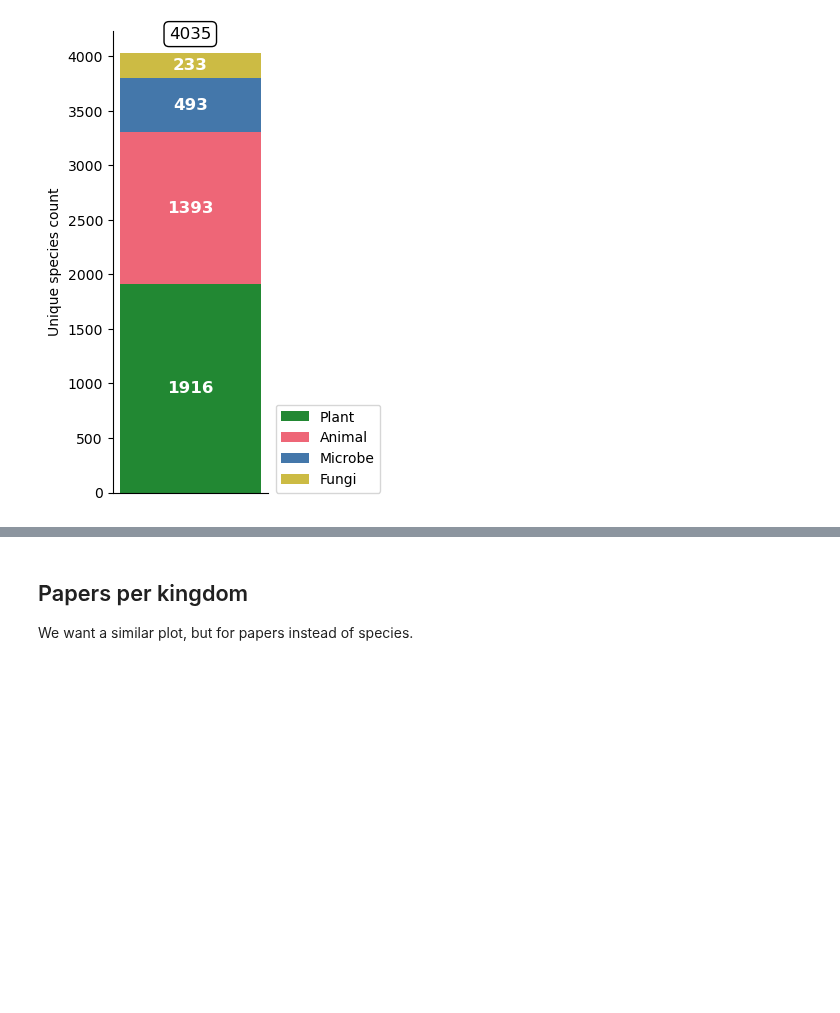
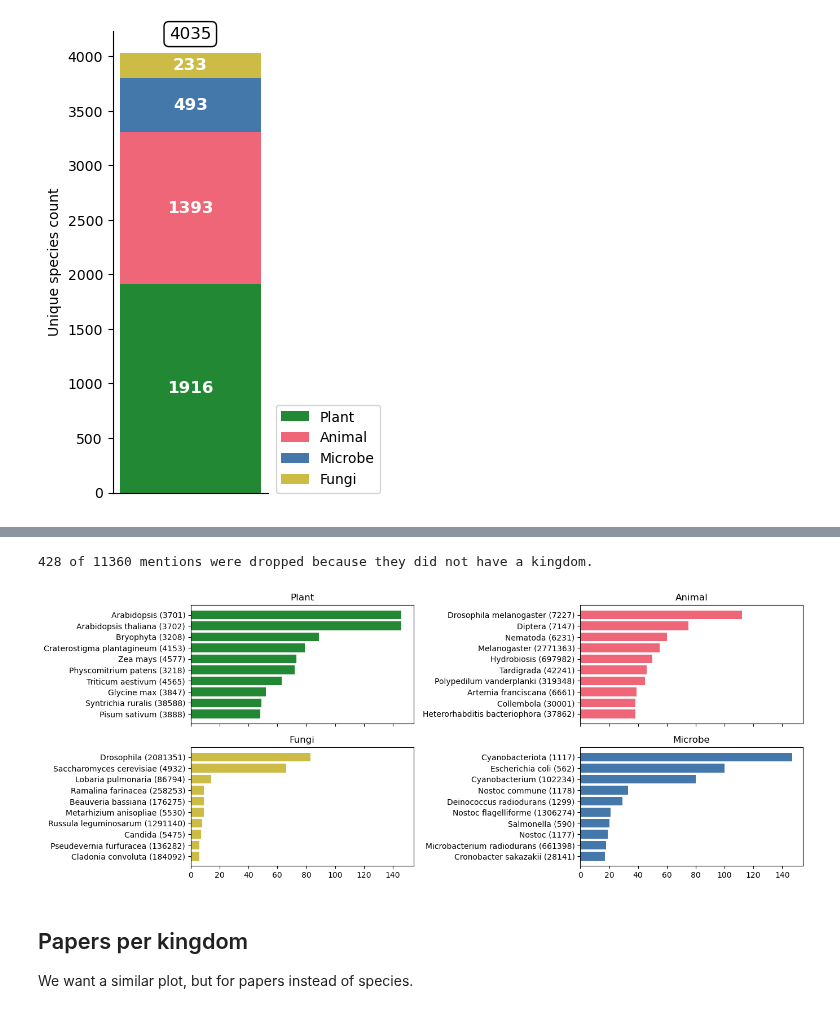
Before and after one commit to serenalotreck/desiccation-network, a Jupyter notebook: notebooks/unique_species.ipynb, the cells around one changed output, grey strips where cells are left out. Drawn from its saved outputs; the diff is of its cells as text; code cells hidden in the pictures; blank space fills up the shorter version.

Commit message:
Final figure edits

```diff
--- a/notebooks/unique_species.ipynb
+++ b/notebooks/unique_species.ipynb
@@ -97,3 +114,36 @@ TODO: We also want to plot the top ten species per kingdom with their counts.
+# %%
+unique_mentions_by_king = defaultdict(list)
+dropped = 0
+for spec in unique_species_mentions:
+    try:
+        king = ncbi_to_king[spec]
+        unique_mentions_by_king[king].append(spec)
+    except KeyError:
+        dropped += 1
+print(f'{dropped} of {len(unique_species_mentions)} mentions were dropped because they did not have a kingdom.')
+# %% [output]
+428 of 11360 mentions were dropped because they did not have a kingdom.
+# %%
+counted_mentions = {k: Counter(v) for k, v in unique_mentions_by_king.items()}
+# %%
+top_tens = {k: v.most_common(10) for k, v in counted_mentions.items()}
+# %%
+top_tens_semantic = {k: {f'{taxoniq.Taxon(tid).scientific_name} ({tid})': num for tid, num in v} for k, v in top_tens.items()}
+# %%
+fig, axs = plt.subplots(2, 2, figsize=(14,6), sharex=True)
+
+for king, ax in zip(top_tens_semantic.keys(), axs.reshape(-1)):
+    color = colors[king]
+    specs = list(top_tens_semantic[king].keys())
+    vals = list(top_tens_semantic[king].values())
+    specs.reverse()
+    vals.reverse()
+    ax.barh(specs, vals, color=color)
+    ax.set_title(king)
+plt.subplots_adjust(wspace=0.75)
+plt.savefig('../data/citation_network/figures/top_ten_species_per_kingdom.pdf', format='pdf', dpi=600, bbox_inches='tight')
+# %% [output]
+[figure, added]
 # %% [markdown]
 ## Papers per kingdom
 We want a similar plot, but for papers instead of species.
```
Also changed, not shown: parts of 6 cells of this notebook, 1 other file.
